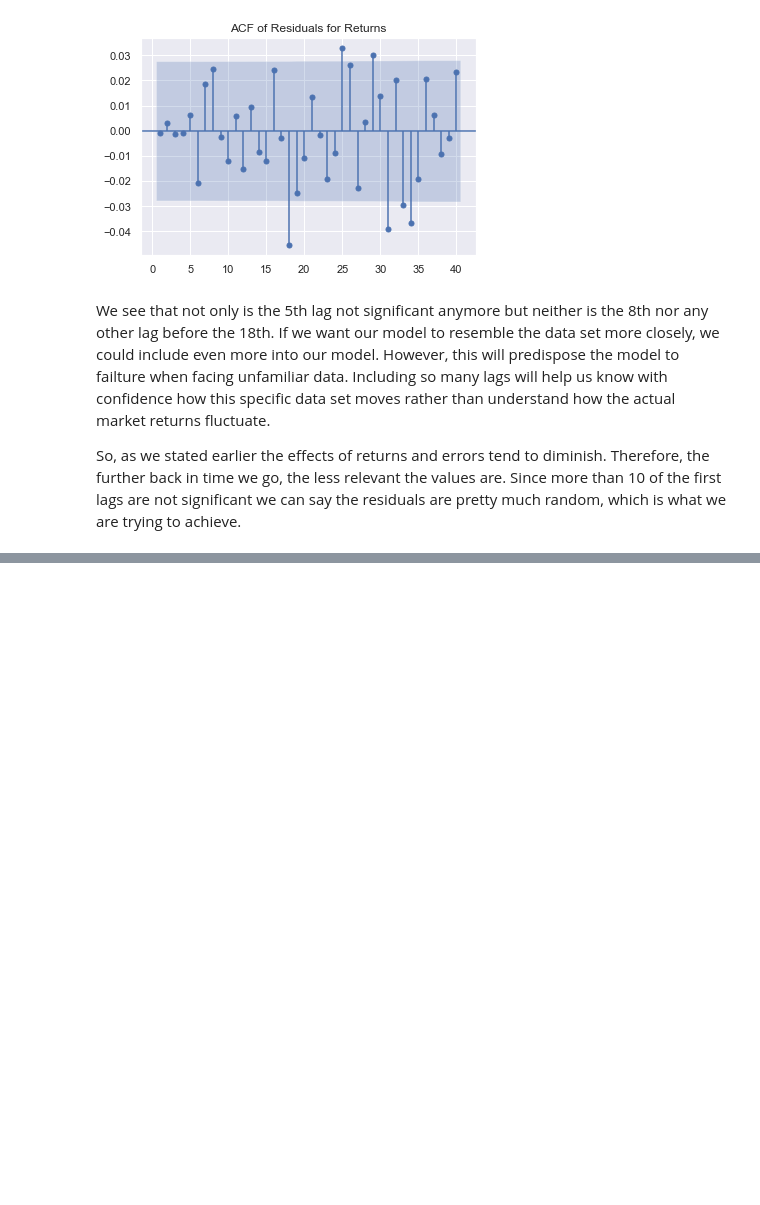
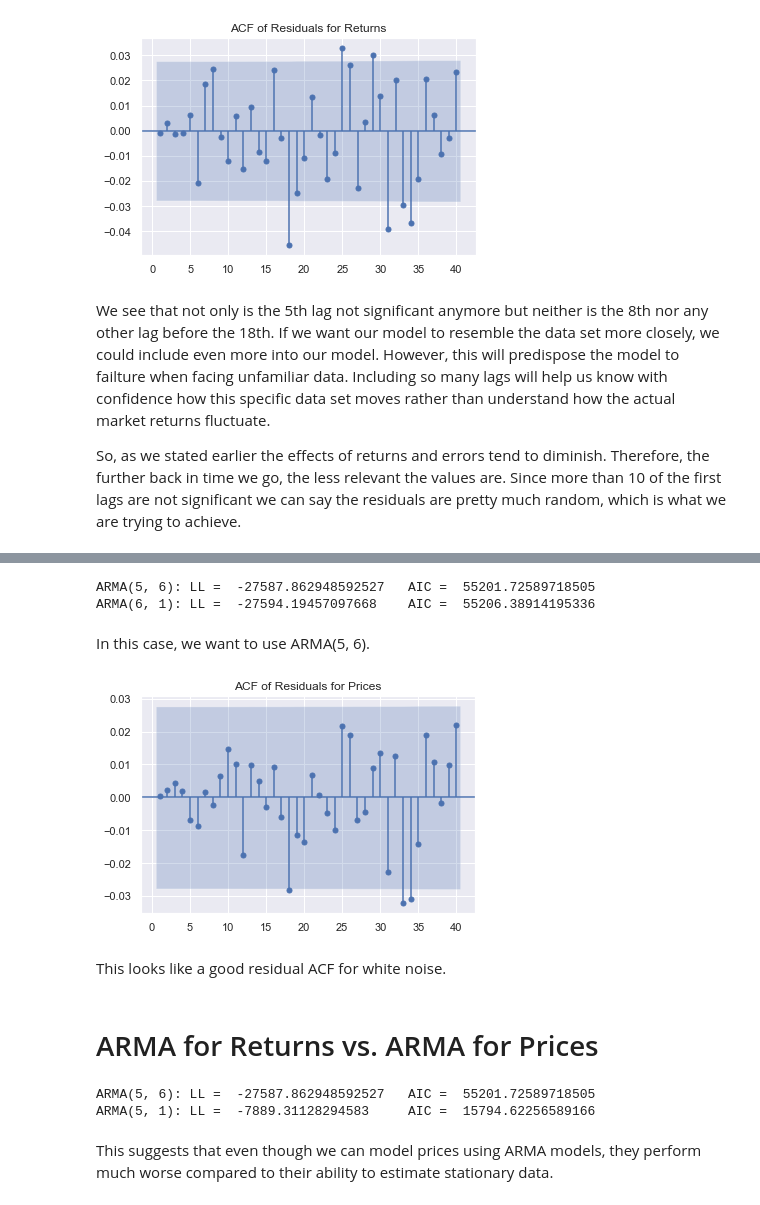
Before and after one commit to mkang32/snp500-analysis, a Jupyter notebook: notebooks/5.the_ARMA.ipynb, the cells around one changed output, grey strips where cells are left out. Drawn from its saved outputs; the diff is of its cells as text; code cells hidden in the pictures; blank space fills up the shorter version.

```diff
--- a/notebooks/5.the_ARMA.ipynb
+++ b/notebooks/5.the_ARMA.ipynb
@@ -506,0 +624,4 @@ So, as we stated earlier the effects of returns and errors tend to diminish. The
+# %%
+model_ar_5_ma_6 = ARMA(df.market_value, order=(5, 6))
+results_ar_5_ma_6 = model_ar_5_ma_6.fit(start_ar_lags=7)
+results_ar_5_ma_6.summary()
@@ -506,0 +694,27 @@ So, as we stated earlier the effects of returns and errors tend to diminish. The
+# %%
+print("ARMA(5, 6): LL = ", results_ar_5_ma_6.llf, "\tAIC = ", results_ar_5_ma_6.aic)
+print("ARMA(6, 1): LL = ", results_ar_6_ma_1.llf, "\tAIC = ", results_ar_6_ma_1.aic)
+# %% [output]
+ARMA(5, 6): LL =  -27587.862948592527   AIC =  55201.72589718505
+ARMA(6, 1): LL =  -27594.19457097668    AIC =  55206.38914195336
+# %% [markdown]
+In this case, we want to use ARMA(5, 6).
+# %%
+df['res_ar_5_ma_6'] = results_ar_5_ma_6.resid
+sgt.plot_acf(df.res_ar_5_ma_6, zero=False, lags=40)
+plt.title("ACF of Residuals for Prices")
+plt.show()
+# %% [output]
+[figure, added]
+# %% [markdown]
+This looks like a good residual ACF for white noise.
+# %% [markdown]
+# ARMA for Returns vs. ARMA for Prices
+# %%
+print("ARMA(5, 6): LL = ", results_ar_5_ma_6.llf, "\tAIC = ", results_ar_5_ma_6.aic)
+print("ARMA(5, 1): LL = ", results_ret_ar_5_ma_1.llf, "\tAIC = ", results_ret_ar_5_ma_1.aic)
+# %% [output]
+ARMA(5, 6): LL =  -27587.862948592527   AIC =  55201.72589718505
+ARMA(5, 1): LL =  -7889.31128294583     AIC =  15794.62256589166
+# %% [markdown]
+This suggests that even though we can model prices using ARMA models, they perform much worse compared to their ability to estimate stationary data.
```
Also changed, not shown: parts of 16 cells of this notebook.
